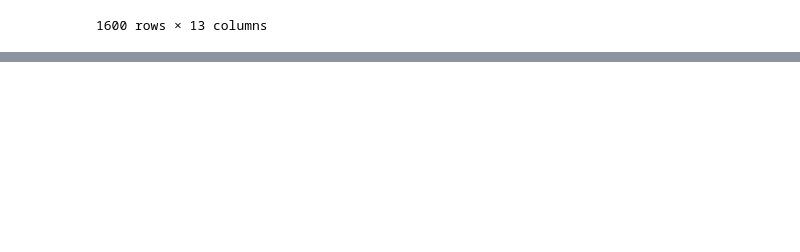
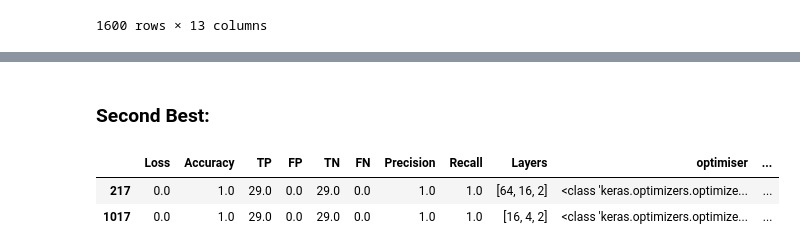
Before and after one commit to csupika/F21DL-Machine-Learning-Portfolio, a Jupyter notebook: Lab10.ipynb, the cells around one changed output, grey strips where cells are left out. Cells and saved outputs as stored; diff of their text form; code cells hidden in the pictures; blank space fills up the shorter version.

```diff
--- a/Lab10.ipynb
+++ b/Lab10.ipynb
@@ -230,0 +259,8 @@ df
+# %% [markdown]
+### Second Best:
+# %%
+df[df.Loss == 0 ][df.epoch == 10]
+# %% [output]
+|  | Loss | Accuracy | TP | FP | TN | FN | Precision | Recall | Layers | optimiser | ... |
+| 217 | 0.0 | 1.0 | 29.0 | 0.0 | 29.0 | 0.0 | 1.0 | 1.0 | [64, 16, 2] | <class 'keras.optimizers.optimize... | ... |
+| 1017 | 0.0 | 1.0 | 29.0 | 0.0 | 29.0 | 0.0 | 1.0 | 1.0 | [16, 4, 2] | <class 'keras.optimizers.optimize... | ... |
```
Also changed, not shown: parts of 16 cells of this notebook.
